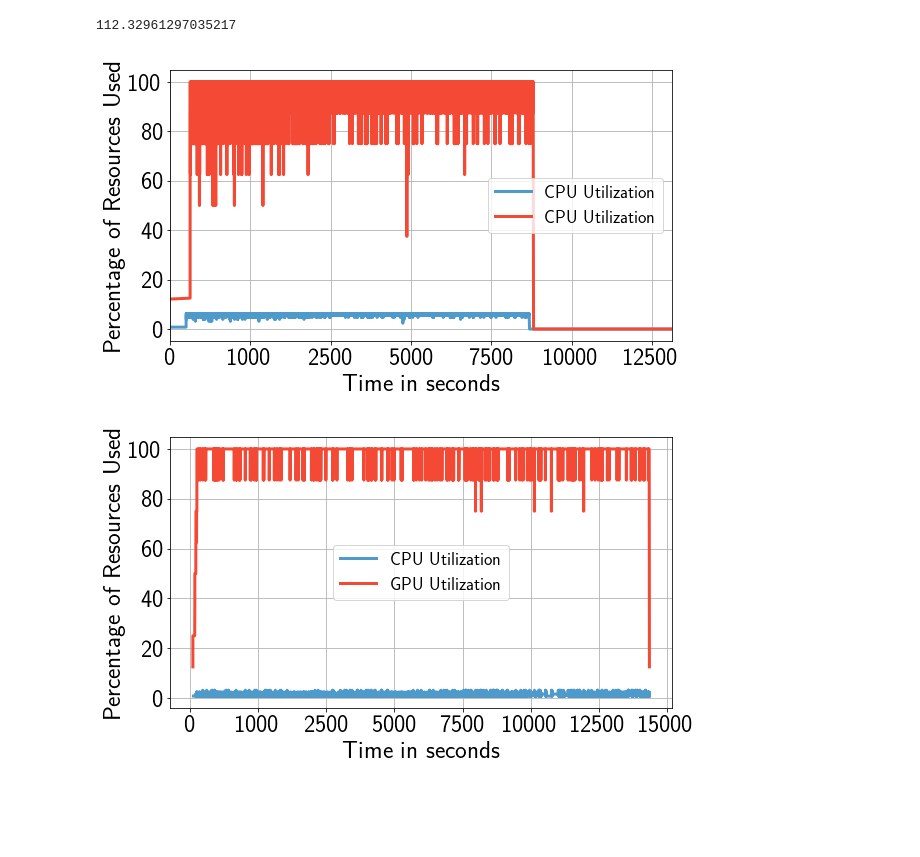
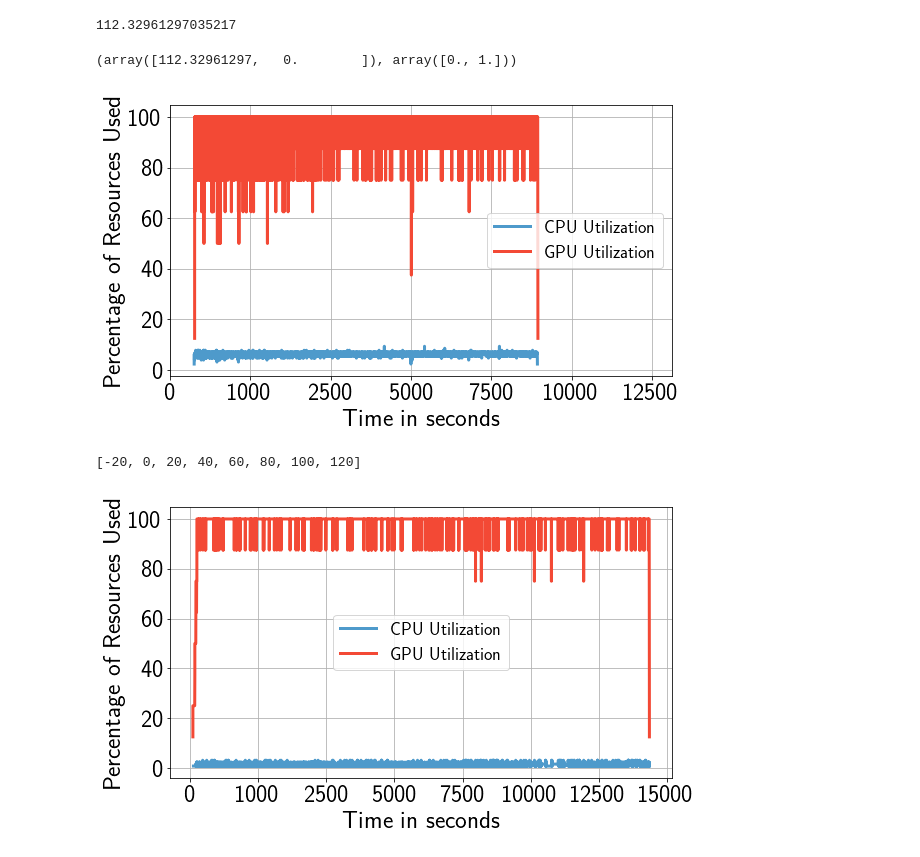
Before and after one commit to radical-experiments/iceberg_escience, a Jupyter notebook: Geolocation/Notebooks/Des1Des3ComparisonUtilization.ipynb, the cells around one changed output. Saved outputs shown, nothing was run; the diff lists cells and outputs as text; code cells hidden in the pictures; blank space fills up the shorter version.

Commit message:
updating geo_des1 resource util.

```diff
--- a/Geolocation/Notebooks/Des1Des3ComparisonUtilization.ipynb
+++ b/Geolocation/Notebooks/Des1Des3ComparisonUtilization.ipynb
@@ -298,7 +298,7 @@ if resource == 'cores':
 else :
     np.save('../Data/Design1GPUutil.npy', np_array)
 # %%
-Design1CpuUtil = np.load('../Data/Design1CPUutil.npy')
+Design1CpuUtil = np.load('../Data/Design1CPUutil_old.npy')
 Design1GpuUtil = np.load('../Data/Design1GPUutil.npy')
 
 Design3CpuUtil = np.load('../Data/Des3CpuUtil.npy')
@@ -327,41 +329,54 @@ for i in range(len(Design1GpuUtil)):
     Design1GpuUtil[i][0] = tt_g
 # %% [output]
 112.32961297035217
+# %%
+Design1GpuUtil[0][:3],Design1CpuUtil[0][:3]
+# %% [output]
+(array([112.32961297,   0.        ]), array([0., 1.]))
 # %%
 t = 35000
 #fig,axis = plt.subplots(nrows=1,ncols=1,figsize=(19,9),sharex=True)
 fig,axis = plt.subplots(nrows=1,ncols=1,figsize=(9,5),sharex=True)
 
-#_ = axis.plot(Design1CpuUtil[:,0]+550,(((Design1CpuUtil[:,1])/128.0)/1)*100,marker='',linestyle='-',linewidth=3, label='CPU Utilization', color=blues(150))
-#_ = axis.plot(Design1GpuUtil[:,0]-17500,(((Design1GpuUtil[:,1])/8.0)/1)*100,marker='',linestyle='-',linewidth=3, label='CPU Utilization', color=reds(150))
+#_ = axis.plot(Design1GpuUtil[:,0]-17500,(((Design1GpuUtil[:,1]-1)/128.0)/1)*100,marker='',linestyle='-',linewidth=3, label='CPU Utilization', color=blues(150))
+#_ = axis.plot(Design1GpuUtil[:,0]-17500,(((Design1GpuUtil[:,1])/8.0)/1)*100,marker='',linestyle='-',linewidth=3, label='GPU Utilization', color=reds(150))
 
 
-_ = axis.plot(Design1GpuUtil[:,0]-17600,(((Design1GpuUtil[:,1])/128.0)/1)*100,marker='',linestyle='-',linewidth=3, label='CPU Utilization', color=blues(150))
-_ = axis.plot(Design1GpuUtil[:,0]-17500,(((Design1GpuUtil[:,1])/8.0)/1)*100,marker='',linestyle='-',linewidth=3, label='CPU Utilization', color=reds(150))
+Design1GpuUtil[np.abs(Design1GpuUtil)< .1]= 0 # removing the failed unites :)
+Design1GpuUtil = np.ma.masked_equal(Design1GpuUtil,0)
 
-#_ = axis.plot(Design1CpuUtil[:,0]+900,(((Design1CpuUtil[:,1])/128.0)/1)*100,marker='',linestyle='-', label='CPU Utilization', color=blues(150))
-#_ = axis.plot(Design1GpuUtil[:,0]-17500,(((Design1GpuUtil[:,1])/8.0)/1)*100,marker='',linestyle='-', label='CPU Utilization', color=reds(150))
+Design1CpuUtil[np.abs(Design1CpuUtil)< .1]= 0 # removing the failed unites :)
+Design1CpuUtil = np.ma.masked_equal(Design1CpuUtil,2)
+
+
+_ = axis.plot((Design1CpuUtil[:,0]+600),(((Design1CpuUtil[:,1])/128.0)/1)*100,marker='',linestyle='-',linewidth=3, label='CPU Utilization', color=blues(150))
+_ = axis.plot((Design1GpuUtil[:,0]-17500),(((Design1GpuUtil[:,1])/8.0)/1)*100,marker='',linestyle='-',linewidth=3, label='GPU Utilization', color=reds(150))
+
+#_ = axis.plot(Design1GpuUtil[:,0]*-1-17450,(((Design1GpuUtil[:,1])/128.0)/1)*100,marker='',linewidth=3,linestyle='-', label='CPU Utilization', color=blues(150)) Ssecond Option
+#_ = axis.plot(Design1GpuUtil[:,0]*-1-17500,(((Design1GpuUtil[:,1])/8.0)/1)*100,marker='',linewidth=3,linestyle='-', label='GPU Utilization', color=reds(150)) Second Option
 
 #_ = axis.plot(Design1CpuUtil[:,0]-16475,(((Design1CpuUtil[:,1]*2)/128.0)/1)*100,marker='',linestyle='-', label='CPU Utilization', color=blues(150))
 #_ = axis.plot(Design1GpuUtil[:,0]-16475,(((Design1GpuUtil[:,1])/8.0)/1)*100,marker='',linestyle='-', label='CPU Utilization', color=reds(150))
 
 #_ = axis.plot(Design1CpuUtil[:,0],(((Design1CpuUtil[:,1])/128.0)/1)*100,marker='',linestyle='-', label='CPU Utilization', color=blues(150))
 #_ = axis.plot(Design1GpuUtil[:,0]-16475,(((Design1GpuUtil[:,1])/8.0)/1)*100,marker='',linestyle='-', label='CPU Utilization', color=reds(150))
 
 
 _ = axis.set_ylabel('Percentage of Resources Used',fontsize=25)
 _ = axis.set_xlabel('Time in seconds',fontsize=25)
 _ = axis.grid('on')
 #axis.set_yscale('log')
 _ = axis.legend(fontsize=18)
+#_ = axis.set_xlim(-46000,-15000)
 _ = axis.set_xlim(0,12500)
+
 #_ = axis.set_ylim(1,10)
 axis.set_xticklabels(['0','1000','2500', '5000', '7500', '10000', '12500'],fontsize=24)
-#_ = axis.set_xticklabels(axis.get_xticks().astype('int').tolist()*0+['0', '5000', '10000', '15000', '20000', '25000', '30000', '35000'],fontsize=26)
+#_ = axis.set_xticklabels(axis.get_xticks().astype('int').tolist()*0+['0','0','1000','2500', '5000', '7500', '10000', '12500'],fontsize=26)
 #_ = axis.set_xticklabels(axis.get_xticks().astype('int').tolist(),fontsize=22)
 _ = axis.set_yticklabels(axis.get_yticks().astype('int').tolist(),fontsize=24)
 #_ = axis.set_title('Resource Utilization over time for Desing 1')
 
 fig.savefig('../Data/geo_Design1Utilization.pdf',dpi=800,bbox_inches='tight')
 # %% [output]
-[figure, old version]
+[figure, new version]
@@ -370,3 +383,7 @@ arr
+# %%
+axis.get_yticks().astype('int').tolist()
+# %% [output]
+[-20, 0, 20, 40, 60, 80, 100, 120]
 # %%
 Des3CpuUtil = Des3CpuUtil
 for tick in Des3GpuUtil[Des3GpuUtil[:,0] > Des3CpuUtil[:,0].max()][:,0]:
```
Also changed, not shown: parts of 2 cells of this notebook, 6 other files.
